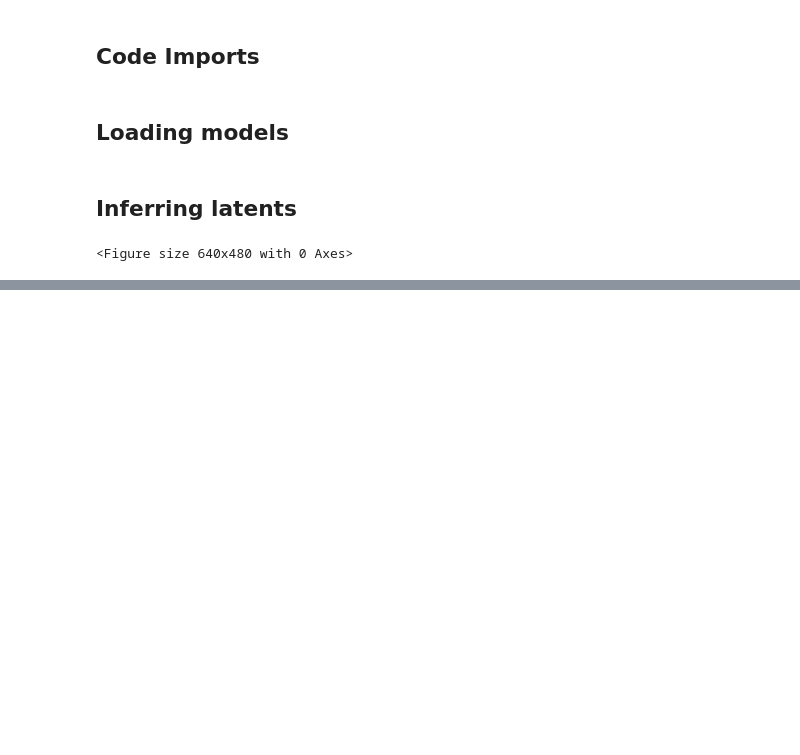
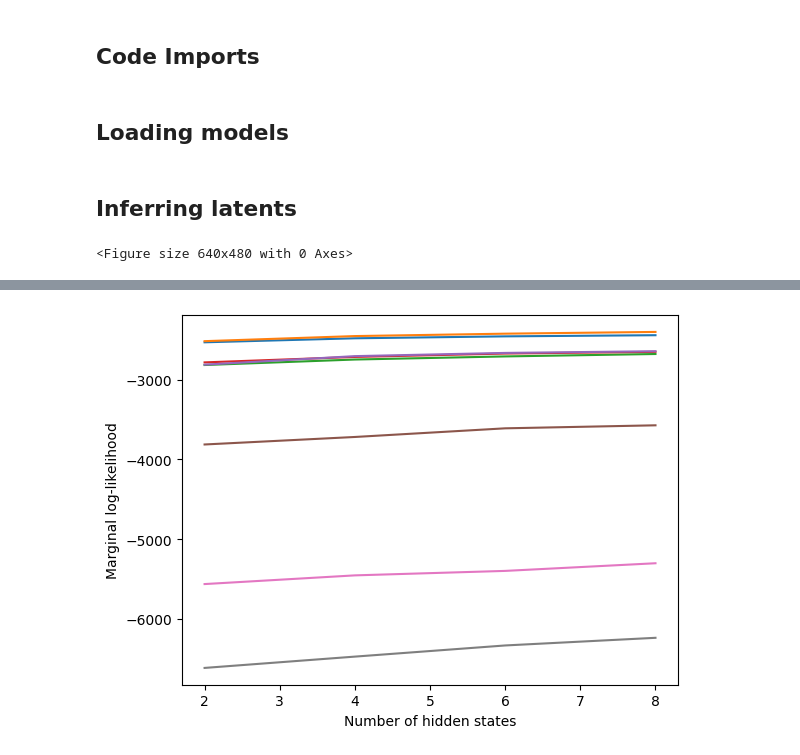
Before and after one commit to tomdstone/stats305c, a Jupyter notebook: src/analysis/emulate_paper_analyses.ipynb, the cells around one changed output, grey strips where cells are left out. Drawn from its saved outputs; the diff is of its cells as text; code cells hidden in the pictures; blank space fills up the shorter version.

Commit message:
Added AIC plot

```diff
--- a/src/analysis/emulate_paper_analyses.ipynb
+++ b/src/analysis/emulate_paper_analyses.ipynb
@@ -2075,0 +2079,15 @@ for (state, lm) in zip([8,12,18], [2,4,5]):
+# %%
+logprobs = {}
+
+for cond in range(1,9):
+    for nstate in [2,4,6,8]:
+        params = fits[(nstate, cond)]['params']
+
+        logprobs[(nstate, cond)] = marginal_log_prob_per_bin(params, data[cond]['observed'], False)
+        print(nstate, cond)
+# %%
+with open('/Users/tomstone/Documents/_stats305c/gdrive/conditional_poisson_model_logprobs.pkl', 'wb') as f:
+    pkl.dump(logprobs, f)
+# %%
+with open('/Users/tomstone/Documents/_stats305c/gdrive/conditional_poisson_model_logprobs.pkl', 'rb') as f:
+    loaded_logprobs = pkl.load(f)
@@ -2075,0 +2114,12 @@ for (state, lm) in zip([8,12,18], [2,4,5]):
+# %%
+lls = np.zeros((4,8))
+for cond in range(1,9):
+    # print([loaded_logprobs[(nstate, cond)] for nstate in [2,4,6,8]])
+    lls[:,cond-1] = np.array([np.sum(loaded_logprobs[(nstate, cond)]) for nstate in [2,4,6,8]])
+# plt.plot(*lls)
+plt.plot([2,4,6,8], lls)
+# plt.legend(range(1,9), loc = 'center left')
+plt.xlabel('Number of hidden states')
+plt.ylabel('Marginal log-likelihood');
+# %% [output]
+[figure, added]
```
Also changed, not shown: parts of 6 cells of this notebook, 1 other file.
